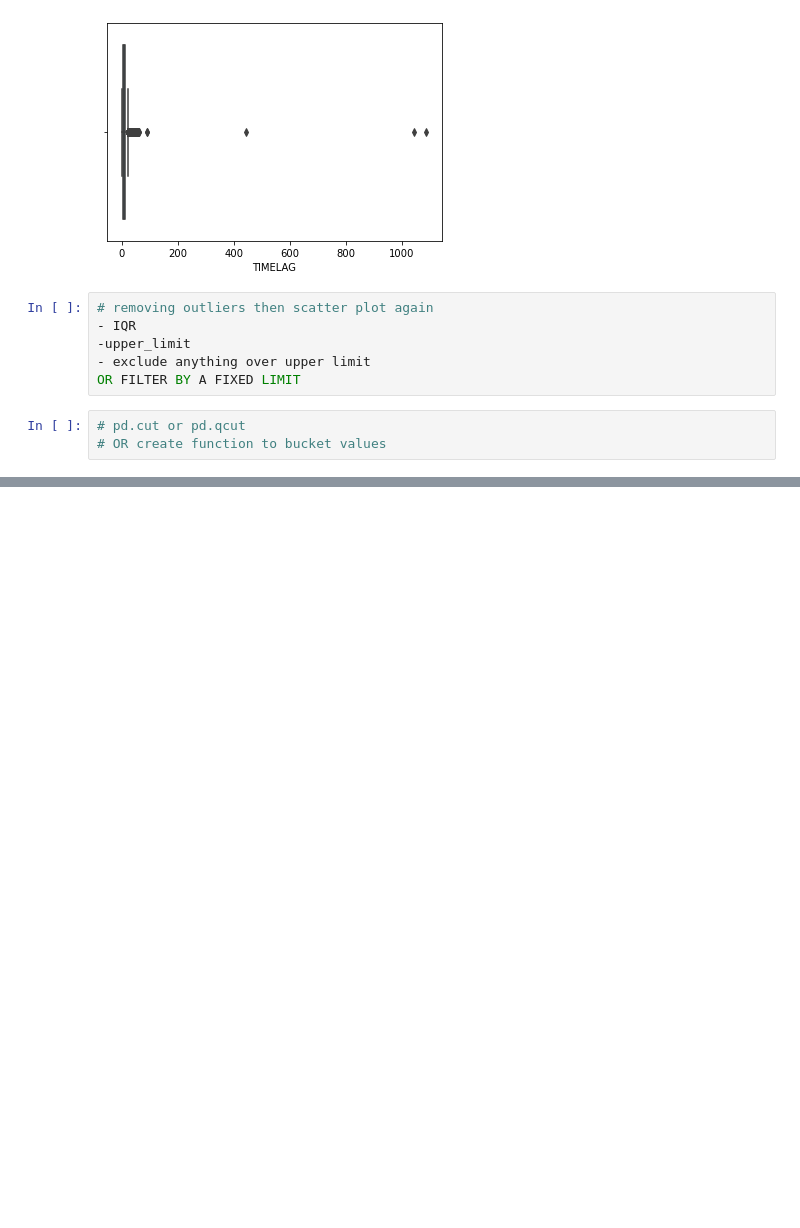
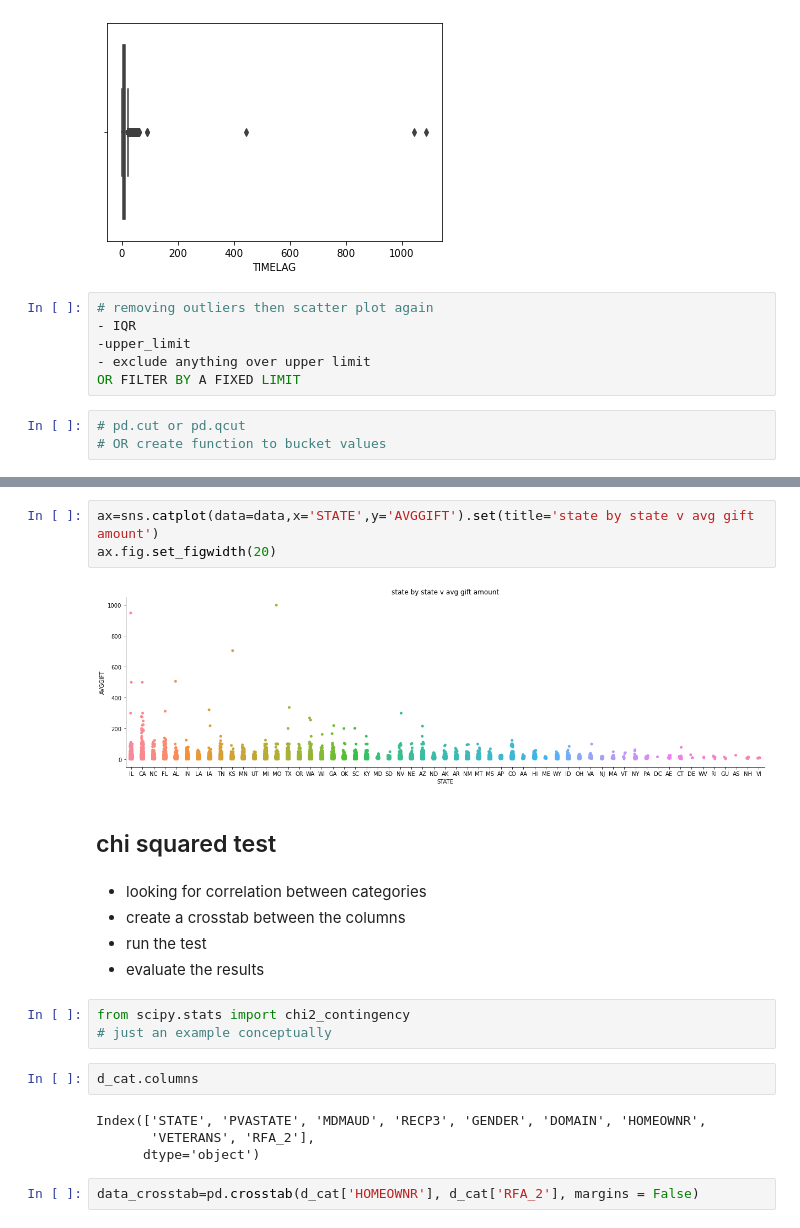
Before and after one commit to student-IH-labs-and-stuff/BCNDATA2022, a Jupyter notebook: ClassMaterials/Week4/sians notebooks/EDA_lesson.ipynb, the cells around one changed output, grey strips where cells are left out. Drawn from its saved outputs; the diff is of its cells as text; blank space fills up the shorter version.

```diff
--- a/ClassMaterials/Week4/sians notebooks/EDA_lesson.ipynb
+++ b/ClassMaterials/Week4/sians notebooks/EDA_lesson.ipynb
@@ -364,0 +506,23 @@ OR FILTER BY A FIXED LIMIT
+# %%
+ax=sns.catplot(data=data,x='STATE',y='AVGGIFT').set(title='state by state v avg gift amount')
+ax.fig.set_figwidth(20)
+# %% [output]
+[figure, added]
+# %% [markdown]
+## chi squared test
+# %% [markdown]
+- looking for correlation between categories
+- create a crosstab between the columns
+- run the test
+- evaluate the results
+# %%
+from scipy.stats import chi2_contingency
+# just an example conceptually
+# %%
+d_cat.columns
+# %% [output]
+Index(['STATE', 'PVASTATE', 'MDMAUD', 'RECP3', 'GENDER', 'DOMAIN', 'HOMEOWNR',
+       'VETERANS', 'RFA_2'],
+      dtype='object')
+# %%
+data_crosstab=pd.crosstab(d_cat['HOMEOWNR'], d_cat['RFA_2'], margins = False)
```
Also changed, not shown: parts of 25 cells of this notebook, 2 other files.
